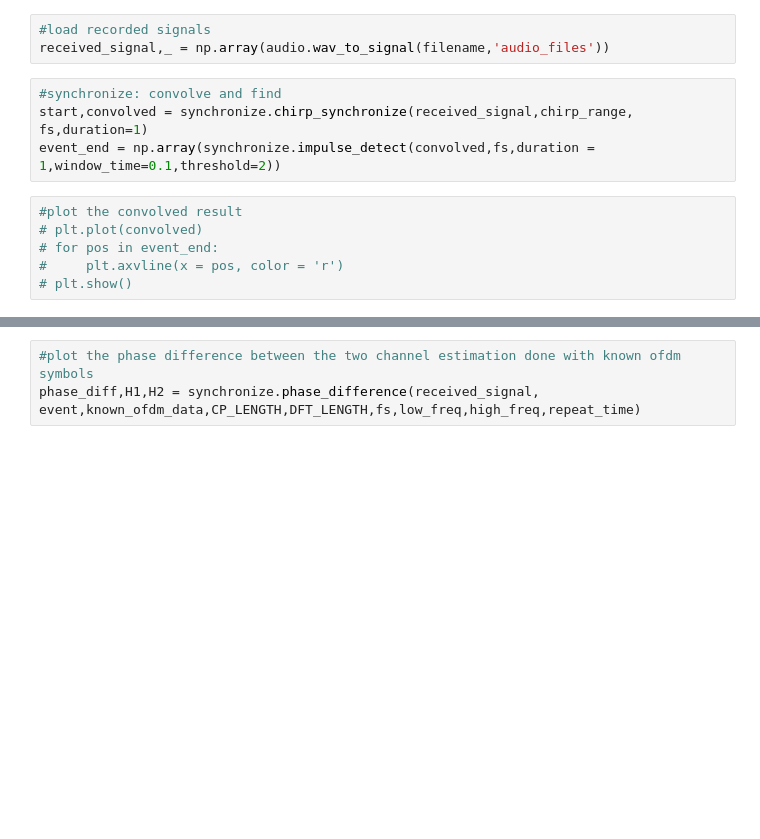
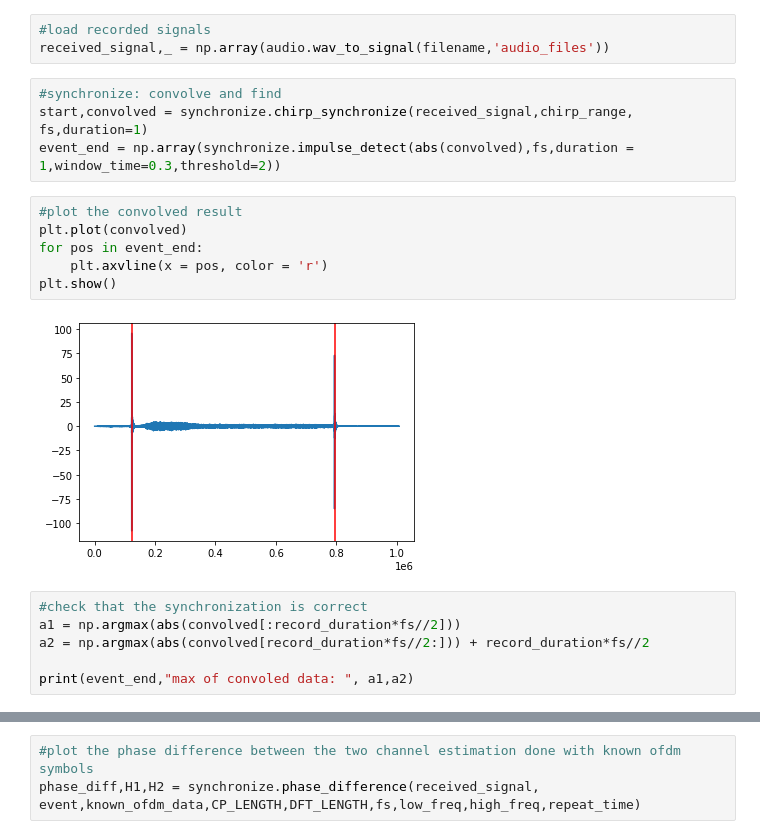
Before and after one commit to Jieying-Chen/IIA_Project_GF3_Group_1, a Jupyter notebook: OFDM_receiver.ipynb, the cells around one changed output, grey strips where cells are left out. Drawn from its saved outputs; the diff is of its cells as text; blank space fills up the shorter version.

```diff
--- a/OFDM_receiver.ipynb
+++ b/OFDM_receiver.ipynb
@@ -59,13 +52,21 @@ received_signal,_ = np.array(audio.wav_to_signal(filename,'audio_files'))
 # %%
 #synchronize: convolve and find
 start,convolved = synchronize.chirp_synchronize(received_signal,chirp_range, fs,duration=1)
-event_end = np.array(synchronize.impulse_detect(convolved,fs,duration = 1,window_time=0.1,threshold=2))
+event_end = np.array(synchronize.impulse_detect(abs(convolved),fs,duration = 1,window_time=0.3,threshold=2))
 # %%
 #plot the convolved result
-# plt.plot(convolved)
-# for pos in event_end:
-#     plt.axvline(x = pos, color = 'r')
-# plt.show()
+plt.plot(convolved)
+for pos in event_end:
+    plt.axvline(x = pos, color = 'r')
+plt.show()
+# %% [output]
+[figure, added]
+# %%
+#check that the synchronization is correct
+a1 = np.argmax(abs(convolved[:record_duration*fs//2]))
+a2 = np.argmax(abs(convolved[record_duration*fs//2:])) + record_duration*fs//2
+
+print(event_end,"max of convoled data: ", a1,a2)
 # %%
 #plot found chirp in received signal
 event_start = event_end - fs*chirp_duration
```
Also changed, not shown: parts of 18 cells of this notebook, 1 other file.
